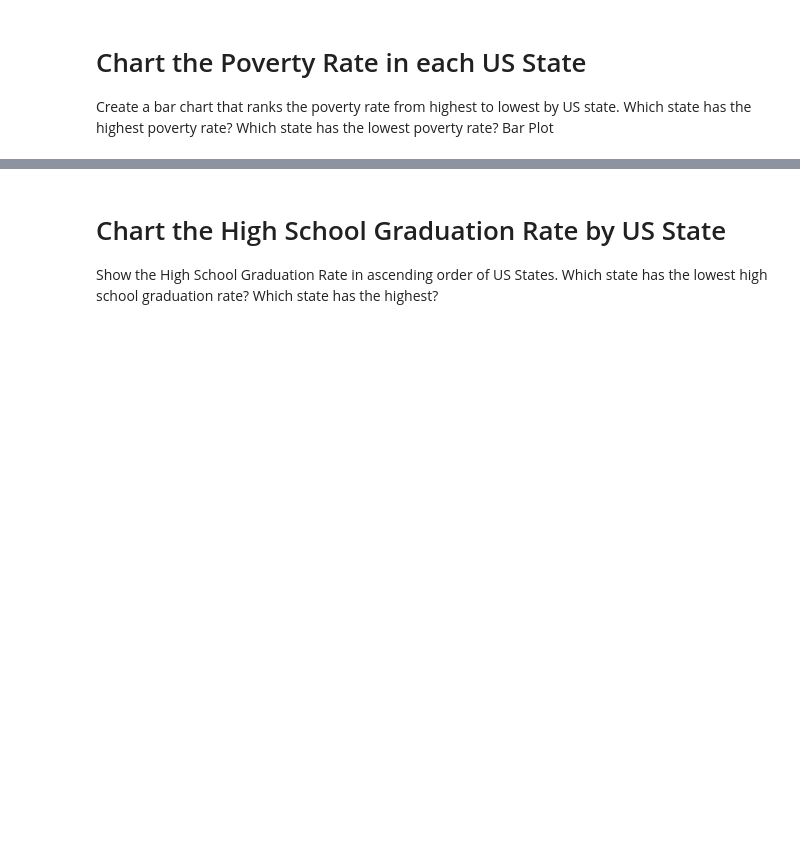
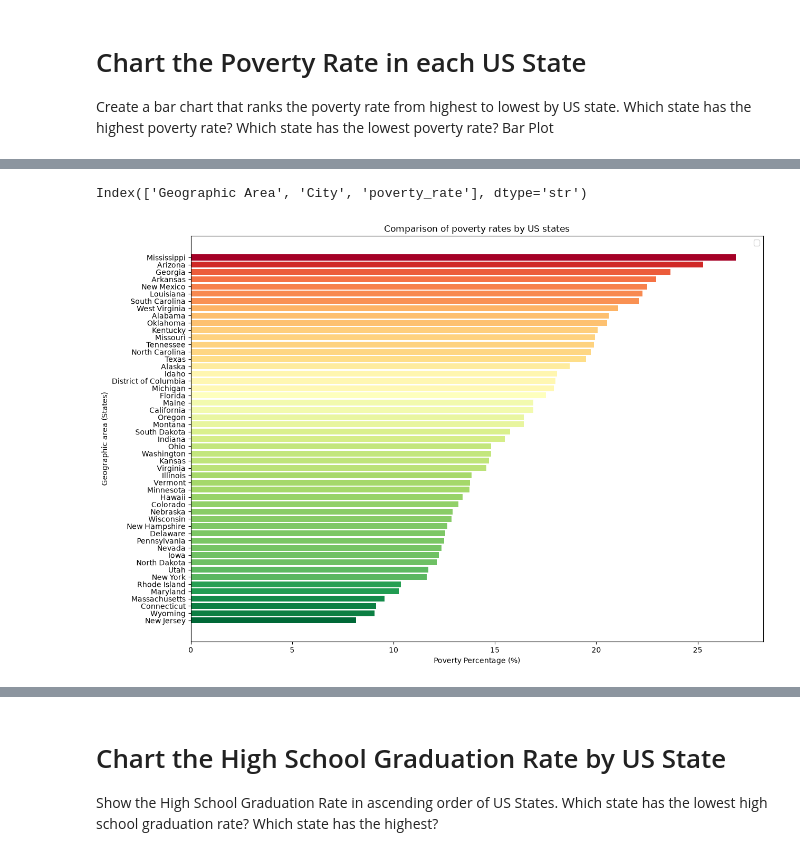
Before and after one commit to LegradiK/us_police_incidents_analysis, a Jupyter notebook: us_police_incidents_analysis.ipynb, the cells around one changed output, grey strips where cells are left out. Saved outputs shown, nothing was run; the diff lists cells and outputs as text; code cells hidden in the pictures; blank space fills up the shorter version.

```diff
--- a/us_police_incidents_analysis.ipynb
+++ b/us_police_incidents_analysis.ipynb
@@ -177,0 +227,19 @@ Create a bar chart that ranks the poverty rate from highest to lowest by US stat
+# %%
+import matplotlib.colors as mcolors
+
+print(df_pct_people_below_poverty_level.columns)
+
+norm = mcolors.Normalize(vmin=df_poverty_by_state['avg_poverty_rate'].min(), vmax=df_poverty_by_state['avg_poverty_rate'].max())
+colors = plt.cm.RdYlGn_r(norm(df_poverty_by_state['avg_poverty_rate']))
+
+# bar chart
+plt.figure(figsize=[14, 10])
+plt.barh(df_poverty_by_state['state'], df_poverty_by_state['avg_poverty_rate'], color=colors)
+plt.legend()
+plt.xlabel('Poverty Percentage (%)')
+plt.ylabel('Geographic area (States)')
+plt.title('Comparison of poverty rates by US states')
+plt.show()
+# %% [output]
+Index(['Geographic Area', 'City', 'poverty_rate'], dtype='str')
+[figure, added]
```
Also changed, not shown: parts of 11 cells of this notebook.
